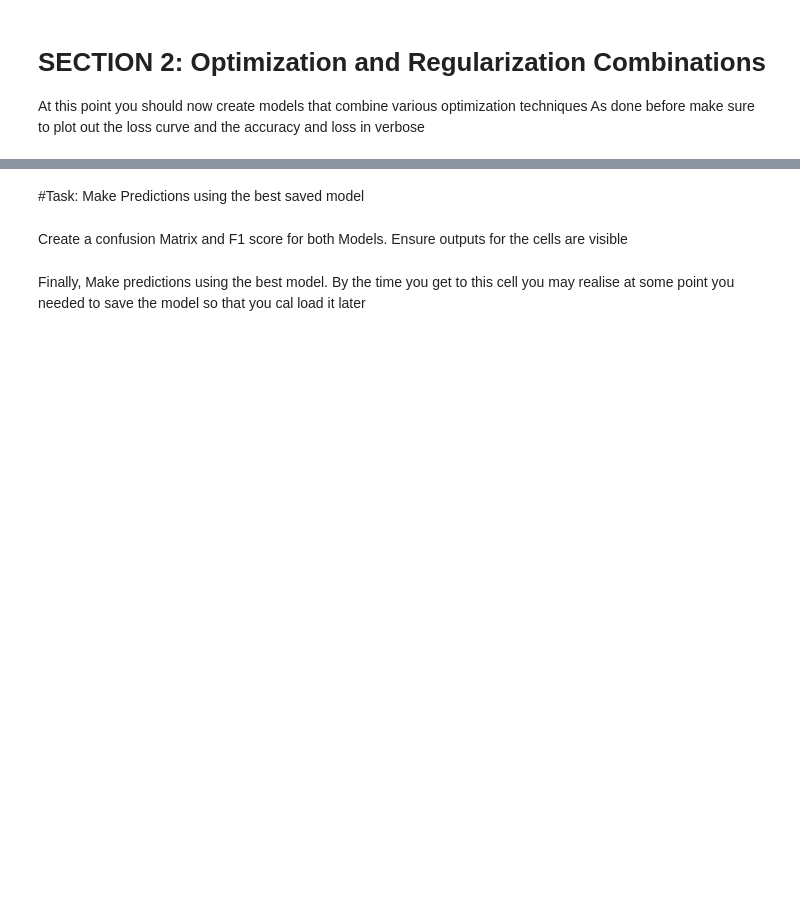
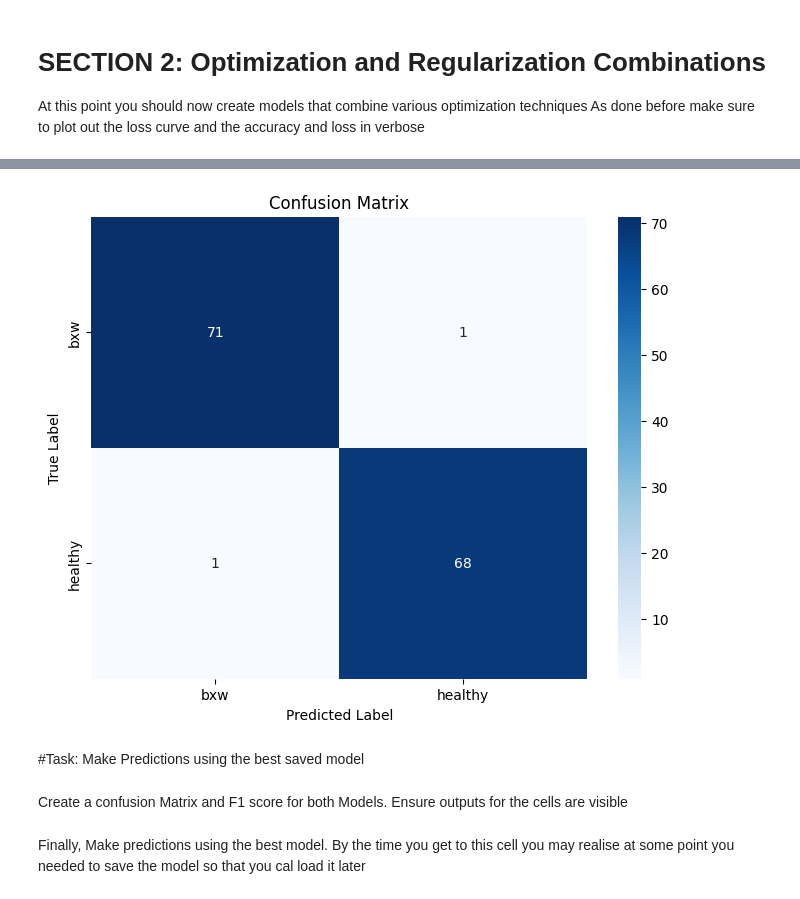
Before and after one commit to tomunizua/summative_bananaguard, a Jupyter notebook: Summative_Intro_to_ml_TheodoraOmunizua_assignment.ipynb, the cells around one changed output, grey strips where cells are left out. Drawn from its saved outputs; the diff is of its cells as text; code cells hidden in the pictures; blank space fills up the shorter version.

```diff
--- a/Summative_Intro_to_ml_TheodoraOmunizua_assignment.ipynb
+++ b/Summative_Intro_to_ml_TheodoraOmunizua_assignment.ipynb
@@ -210,0 +639,88 @@ loss_curve_plot(model_4):
+# %%
+
+# 1. Data Loading and Preprocessing (Separate for Train, Validation, Test)
+# *************************************************************************
+# **SUBSTITUTE:** Replace with the actual paths to your data folders
+# *************************************************************************
+data_folders = {
+    'train': '/content/dataset/train',  # Path to your train folder
+    'validation': '/content/dataset/valid',  # Path to your validation folder
+    'test': '/content/dataset/test'  # Path to your test folder
+}
+
+datasets = {}
+
+for split, folder in data_folders.items():
+    # *********************************************************************
+    # **SUBSTITUTE:** Replace 'data.csv' with the actual name of your CSV file
+    # *********************************************************************
+    csv_path = os.path.join(folder, '_annotations.csv')
+    # *********************************************************************
+    # **SUBSTITUTE:** Replace 'images' with the actual name of your images subfolder
+    # *********************************************************************
+    image_folder = os.path.join(folder, 'images')
+    df = pd.read_csv(csv_path)
+
+    if split == 'train':
+        le = LabelEncoder()
+        # *****************************************************************
+        # **SUBSTITUTE:** Replace 'class' with the actual name of your class column
+        # *****************************************************************
+        df['class_encoded'] = le.fit_transform(df['class'])
+    else:
+        df['class_encoded'] = le.transform(df['class'])
+
+    image_data = []
+    for filename in df['filename']:
+        image_path = os.path.join(image_folder, filename)
+        try:
+            img = plt.imread(image_path)
+            img_resized = tf.image.resize(img, [128, 128]).numpy()  # Resize images
+            image_data.append(img_resized)
+        except FileNotFoundError:
+            print(f"Warning: Image not found: {image_path}")
+            continue
+
+    image_data = np.array(image_data)
+    n_samples = image_data.shape[0]
+    image_data_flattened = image_data.reshape(n_samples, -1)
+    df_new = pd.DataFrame(image_data_flattened)
+    df_new['class_encoded'] = df['class_encoded'].iloc[:n_samples].values
+
+    datasets[split] = df_new
+
+# 2. Prepare Data for Logistic Regression
+X_train = datasets['train'].drop('class_encoded', axis=1)
+y_train = datasets['train']['class_encoded']
+
+X_validation = datasets['validation'].drop('class_encoded', axis=1)
+y_validation = datasets['validation']['class_encoded']
+
+X_test = datasets['test'].drop('class_encoded', axis=1)
+y_test = datasets['test']['class_encoded']
+
+# 3. Feature Scaling
+scaler = StandardScaler()
+X_train = scaler.fit_transform(X_train)
+X_validation = scaler.transform(X_validation)
+X_test = scaler.transform(X_test)
+
+# 4. Train the Logistic Regression Model
+model = LogisticRegression(max_iter=1000)
+model.fit(X_train, y_train)
+
+# 5. Evaluate the Model
+y_pred = model.predict(X_test)
+
+print(classification_report(y_test, y_pred, target_names=le.classes_))
+
+cm = confusion_matrix(y_test, y_pred)
+
+# Improved Confusion Matrix Plotting with Seaborn
+plt.figure(figsize=(8, 6))
+sns.heatmap(cm, annot=True, fmt="d", cmap="Blues", xticklabels=le.classes_, yticklabels=le.classes_)
+plt.title('Confusion Matrix')
+plt.xlabel('Predicted Label')
+plt.ylabel('True Label')
+plt.show()
+# %% [output]
@@ -211,3 +735,4 @@ loss_curve_plot(model_4):
+[figure, added]
 # %% [markdown]
 #Task: Make Predictions using the best saved model
 # %% [markdown]
```
Also changed, not shown: parts of 10 cells of this notebook.
